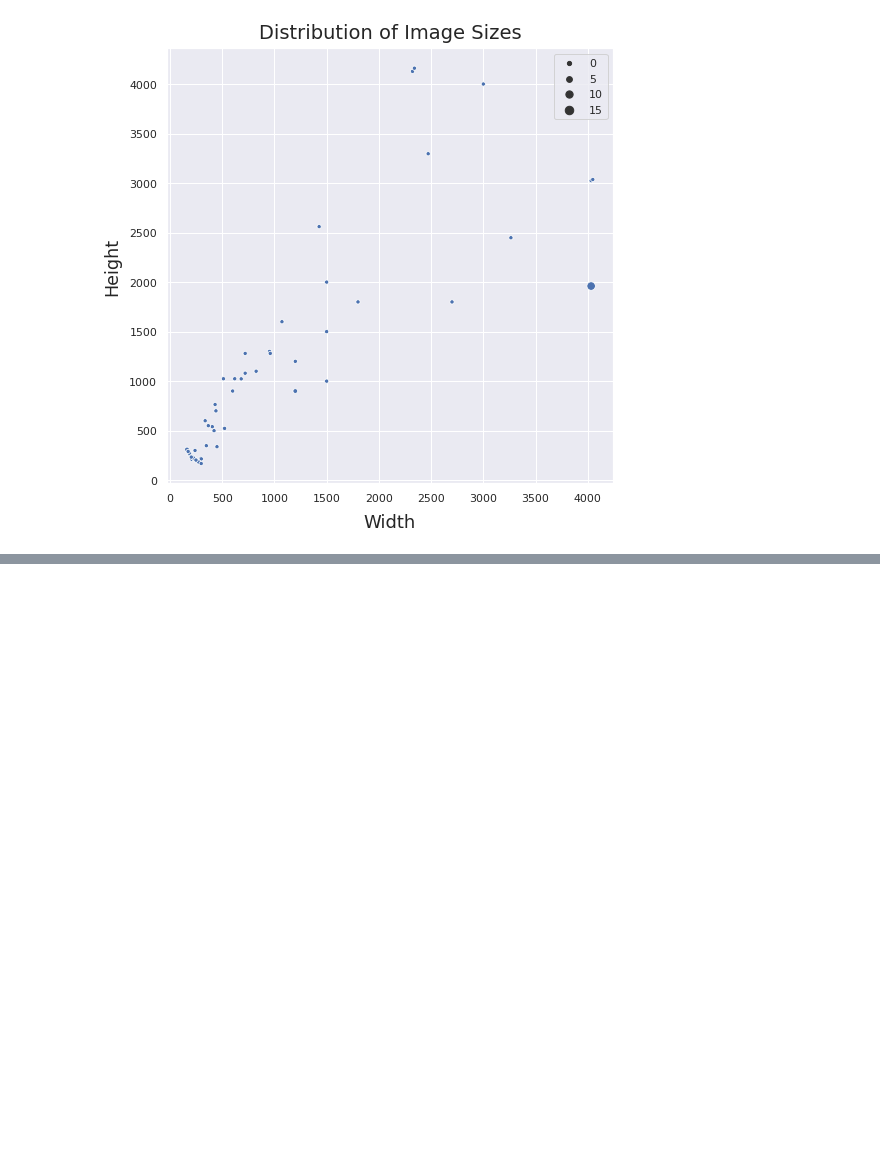
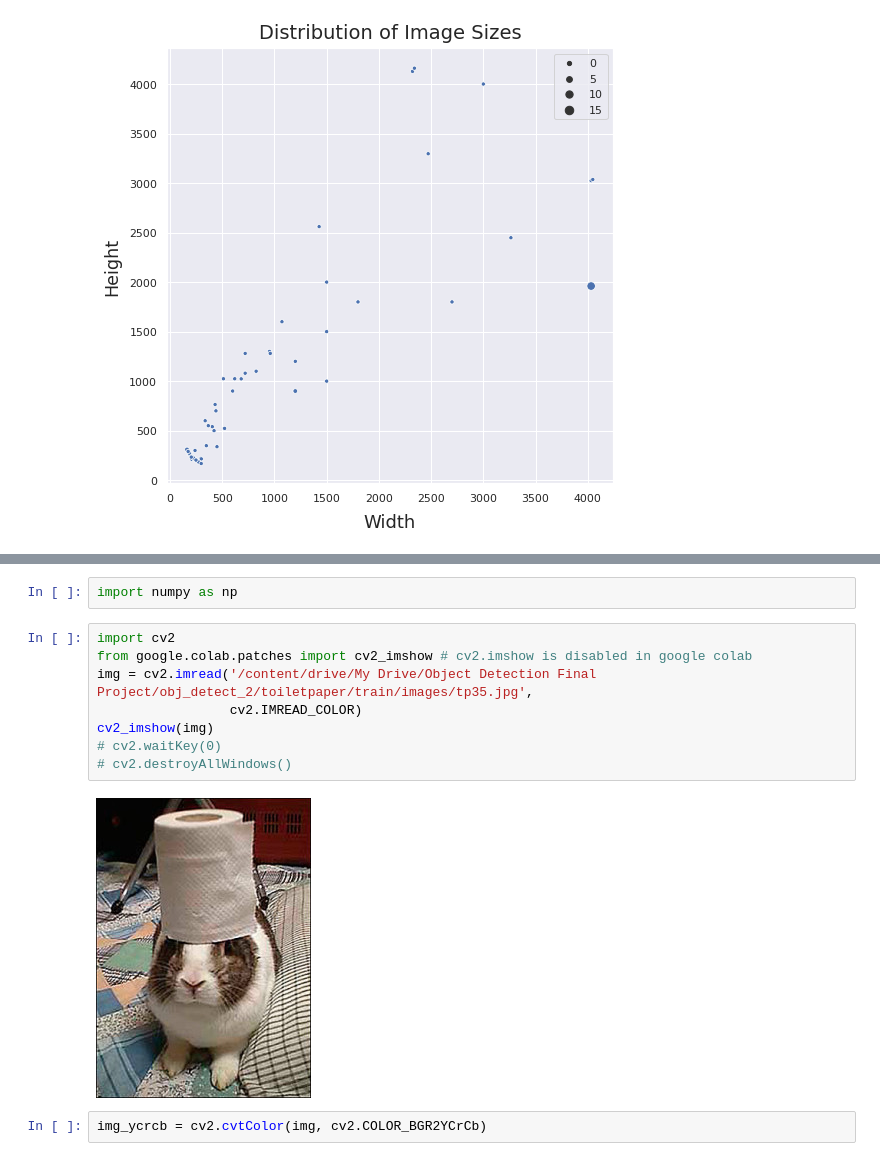
Before and after one commit to GL7526/ObjectDetection1, a Jupyter notebook: Obj_detect_2_1.ipynb, the cells around one changed output, grey strips where cells are left out. Saved outputs shown, nothing was run; the diff lists cells and outputs as text; blank space fills up the shorter version.

```diff
--- a/Obj_detect_2_1.ipynb
+++ b/Obj_detect_2_1.ipynb
@@ -301,0 +325,14 @@ Text(0, 0.5, 'Height')
+# %%
+import numpy as np
+# %%
+import cv2
+from google.colab.patches import cv2_imshow # cv2.imshow is disabled in google colab
+img = cv2.imread('/content/drive/My Drive/Object Detection Final Project/obj_detect_2/toiletpaper/train/images/tp35.jpg',
+                 cv2.IMREAD_COLOR)
+cv2_imshow(img)
+# cv2.waitKey(0)
+# cv2.destroyAllWindows()
+# %% [output]
+[figure, added]
+# %%
+img_ycrcb = cv2.cvtColor(img, cv2.COLOR_BGR2YCrCb)
```
Also changed, not shown: parts of 16 cells of this notebook.
